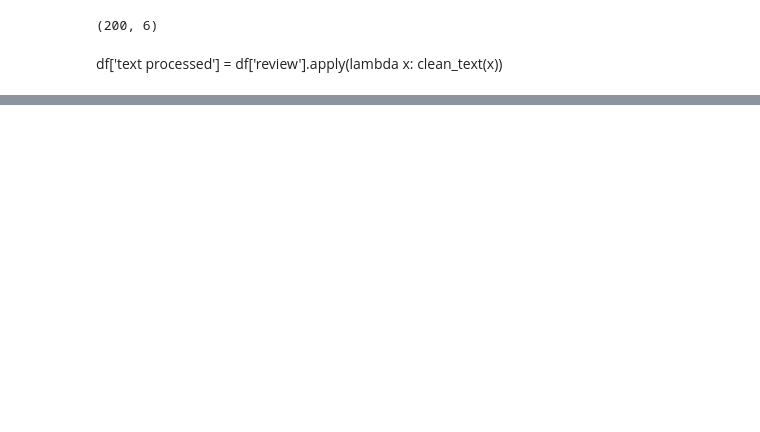
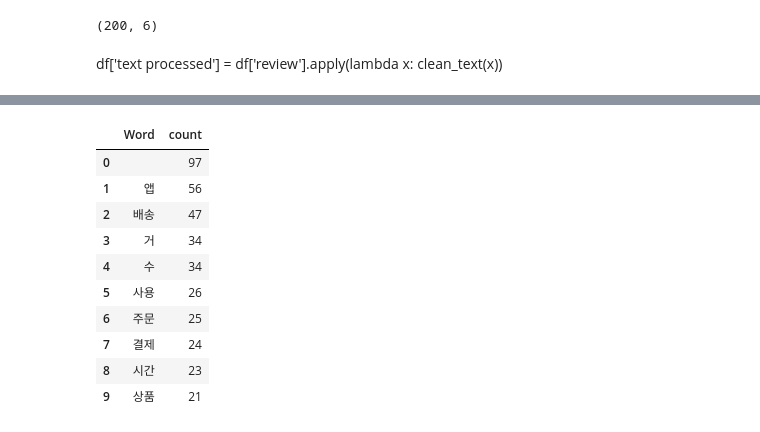
Before and after one commit to reejungkim/Natural-Language-Processing, a Jupyter notebook: NLP Korean.ipynb, the cells around one changed output, grey strips where cells are left out. Saved outputs shown, nothing was run; the diff lists cells and outputs as text; code cells hidden in the pictures; blank space fills up the shorter version.

Commit message:
Add word counter

```diff
--- a/NLP Korean.ipynb
+++ b/NLP Korean.ipynb
@@ -104,3 +104,25 @@ df.head()
 | 2 | 2 | 산뜻산뜻 | NaN | 주문조회에서 택배&12개월로 보고 싶은데 택배배송을 누르면 ... | 2021년 1월 25일 | 51 | [주문, 주문조회, 조회, 택배, , 개월, 개월, 택배배송... |
 | 3 | 3 | 신종철 | NaN | 시스템 잘도 만들어놨네요.왠만해서 귀찮아서 글도 잘 안쓰는 ... | 2021년 1월 20일 | 51 | [시스템, 글, 사람, 식, 이해, 상담, 상담사, 사, 기... |
 | 4 | 4 | 김재규 | <div class="LVQB0b"><div class="Q... | 장바구니에 있는 목록들의 순서를 이동, 변경할 수 있게 해주... | 2020년 12월 15일 | 55 | [장, 장바구니, 바구니, 목록, 순서, 이동, 변경, 수,... |
+# %%
+from collections import Counter
+def common_words(df, col, n):
+    counts = Counter([item for sublist in df[col] for item in sublist])
+    common_words = pd.DataFrame(counts.most_common(n))
+    common_words.columns =['Word','count']
+    return common_words
+# %%
+common_review = common_words(df, 'nouns', 10)
+common_review
+# %% [output]
+|  | Word | count |
+| 0 |  | 97 |
+| 1 | 앱 | 56 |
+| 2 | 배송 | 47 |
+| 3 | 거 | 34 |
+| 4 | 수 | 34 |
+| 5 | 사용 | 26 |
+| 6 | 주문 | 25 |
+| 7 | 결제 | 24 |
+| 8 | 시간 | 23 |
+| 9 | 상품 | 21 |
```
Also changed, not shown: parts of 1 cell of this notebook.
